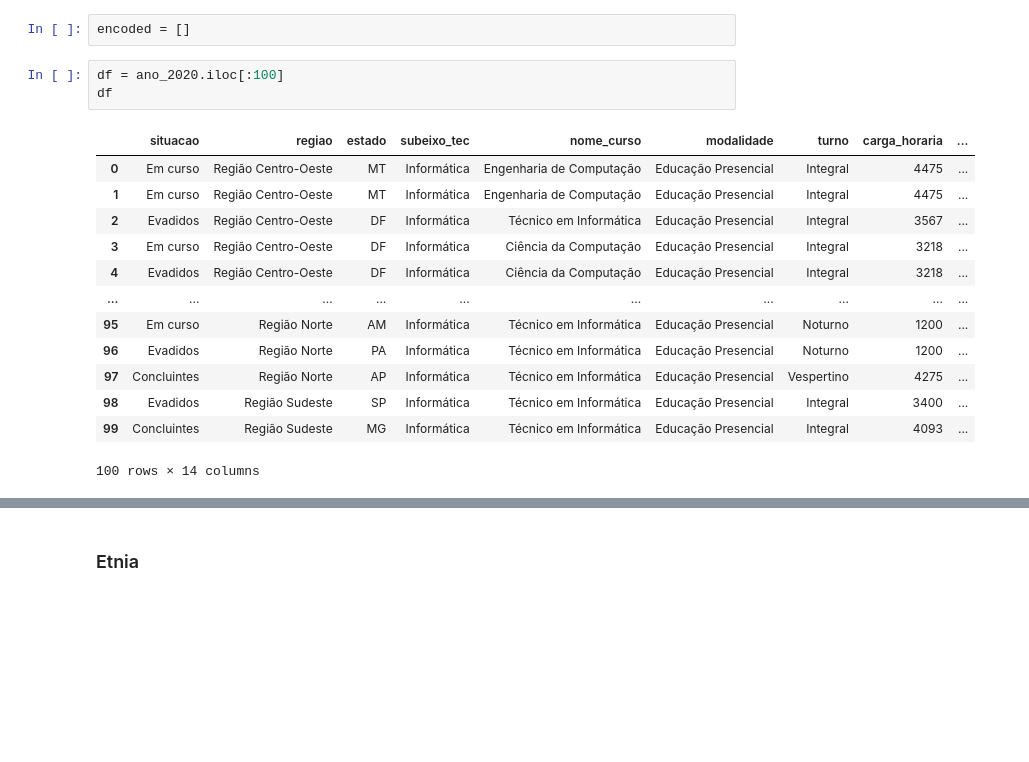
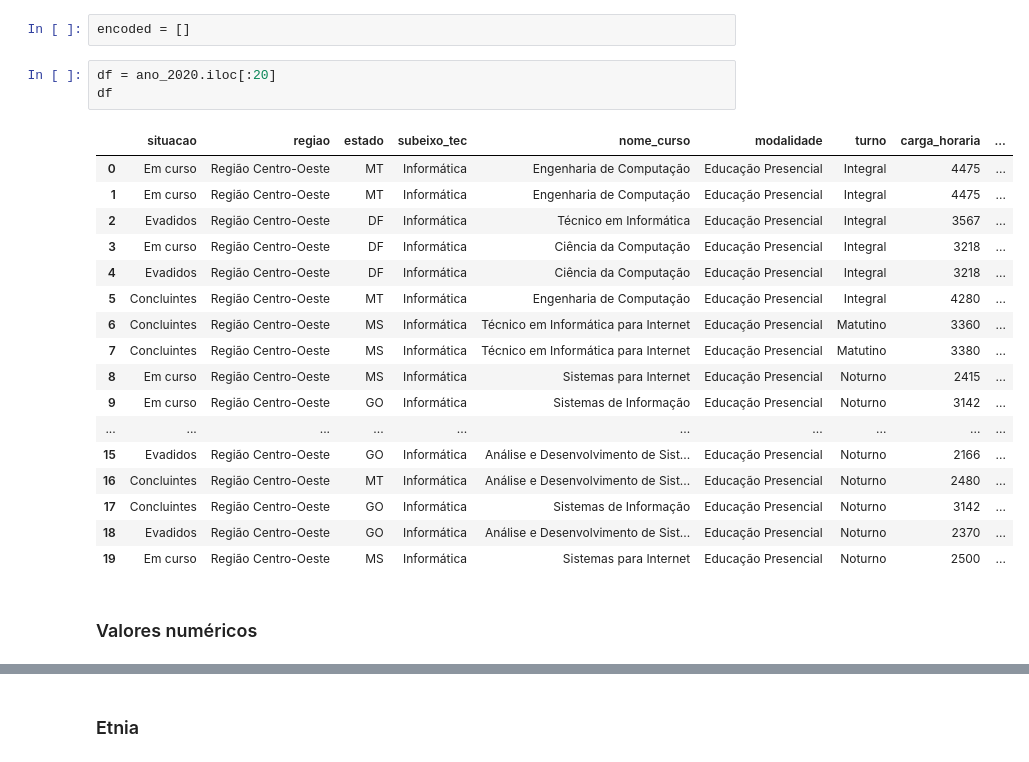
Before and after one commit to profdaniellegms/evasao-ept, a Jupyter notebook: notebooks/nb3_transforming.ipynb, the cells around one changed output, grey strips where cells are left out. Saved outputs shown, nothing was run; the diff lists cells and outputs as text; blank space fills up the shorter version.

```diff
--- a/notebooks/nb3_transforming.ipynb
+++ b/notebooks/nb3_transforming.ipynb
@@ -42,22 +42,28 @@ Index(['situacao', 'regiao', 'estado', 'subeixo_tec', 'nome_curso',
 # %%
 encoded = []
 # %%
-df = ano_2020.iloc[:100]
+df = ano_2020.iloc[:20]
 df
 # %% [output]
 |  | situacao | regiao | estado | subeixo_tec | nome_curso | modalidade | turno | carga_horaria | ... |
 | 0 | Em curso | Região Centro-Oeste | MT | Informática | Engenharia de Computação | Educação Presencial | Integral | 4475 | ... |
 | 1 | Em curso | Região Centro-Oeste | MT | Informática | Engenharia de Computação | Educação Presencial | Integral | 4475 | ... |
 | 2 | Evadidos | Região Centro-Oeste | DF | Informática | Técnico em Informática | Educação Presencial | Integral | 3567 | ... |
 | 3 | Em curso | Região Centro-Oeste | DF | Informática | Ciência da Computação | Educação Presencial | Integral | 3218 | ... |
 | 4 | Evadidos | Região Centro-Oeste | DF | Informática | Ciência da Computação | Educação Presencial | Integral | 3218 | ... |
+| 5 | Concluintes | Região Centro-Oeste | MT | Informática | Engenharia de Computação | Educação Presencial | Integral | 4280 | ... |
+| 6 | Concluintes | Região Centro-Oeste | MS | Informática | Técnico em Informática para Internet | Educação Presencial | Matutino | 3360 | ... |
+| 7 | Concluintes | Região Centro-Oeste | MS | Informática | Técnico em Informática para Internet | Educação Presencial | Matutino | 3380 | ... |
+| 8 | Em curso | Região Centro-Oeste | MS | Informática | Sistemas para Internet | Educação Presencial | Noturno | 2415 | ... |
+| 9 | Em curso | Região Centro-Oeste | GO | Informática | Sistemas de Informação | Educação Presencial | Noturno | 3142 | ... |
 | ... | ... | ... | ... | ... | ... | ... | ... | ... | ... |
-| 95 | Em curso | Região Norte | AM | Informática | Técnico em Informática | Educação Presencial | Noturno | 1200 | ... |
-| 96 | Evadidos | Região Norte | PA | Informática | Técnico em Informática | Educação Presencial | Noturno | 1200 | ... |
-| 97 | Concluintes | Região Norte | AP | Informática | Técnico em Informática | Educação Presencial | Vespertino | 4275 | ... |
-| 98 | Evadidos | Região Sudeste | SP | Informática | Técnico em Informática | Educação Presencial | Integral | 3400 | ... |
-| 99 | Concluintes | Região Sudeste | MG | Informática | Técnico em Informática | Educação Presencial | Integral | 4093 | ... |
+| 15 | Evadidos | Região Centro-Oeste | GO | Informática | Análise e Desenvolvimento de Sist... | Educação Presencial | Noturno | 2166 | ... |
+| 16 | Concluintes | Região Centro-Oeste | MT | Informática | Análise e Desenvolvimento de Sist... | Educação Presencial | Noturno | 2480 | ... |
+| 17 | Concluintes | Região Centro-Oeste | GO | Informática | Sistemas de Informação | Educação Presencial | Noturno | 3142 | ... |
+| 18 | Evadidos | Região Centro-Oeste | GO | Informática | Análise e Desenvolvimento de Sist... | Educação Presencial | Noturno | 2370 | ... |
+| 19 | Em curso | Região Centro-Oeste | MS | Informática | Sistemas para Internet | Educação Presencial | Noturno | 2500 | ... |
-100 rows × 14 columns
+# %% [markdown]
+### Valores numéricos
 # %%
 df['fator_esforco_curso']=df['fator_esforco_curso'].str.replace(',','.')
 df
```
Also changed, not shown: parts of 41 cells of this notebook, 1 other file.
